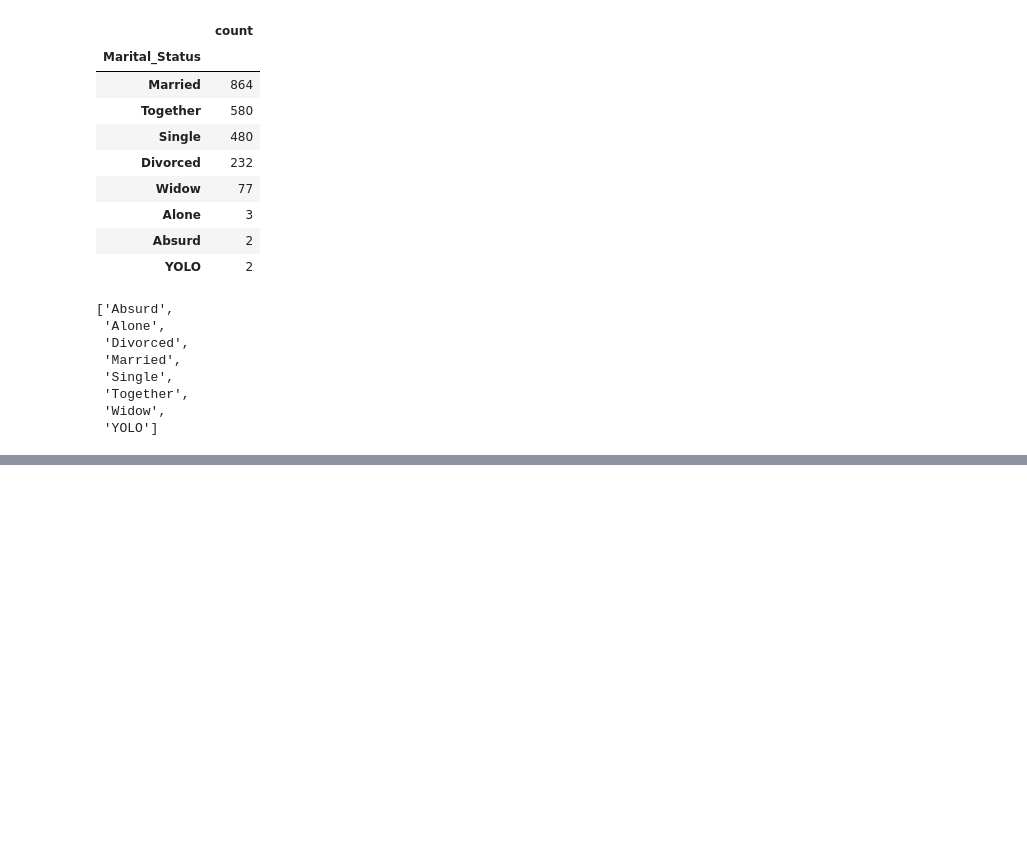
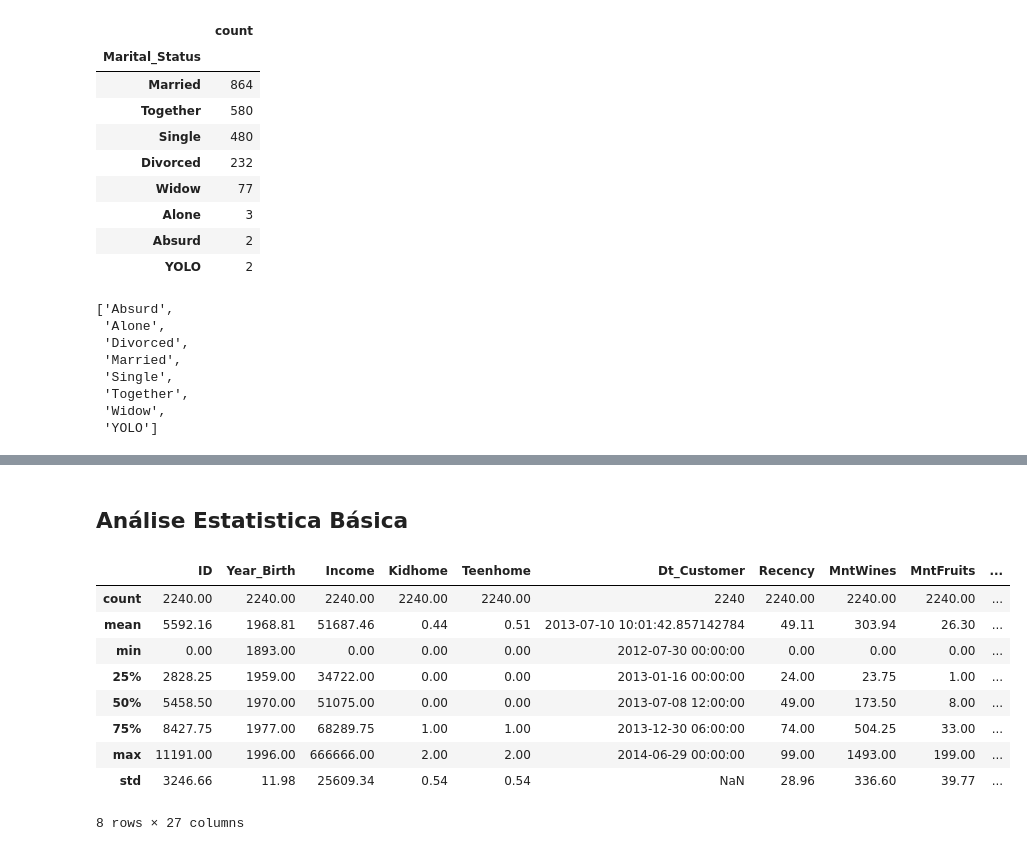
Before and after one commit to HebersonVinhote/AnaliseMarketing, a Jupyter notebook: analiseMarketing.ipynb, the cells around one changed output, grey strips where cells are left out. Cells and saved outputs as stored; diff of their text form; code cells hidden in the pictures; blank space fills up the shorter version.

Commit message:
Análise Estatistica Básica

```diff
--- a/analiseMarketing.ipynb
+++ b/analiseMarketing.ipynb
@@ -167,3 +167,7 @@ u
  'Together',
  'Widow',
  'YOLO']
+# %%
+df[['Education','Marital_Status']] = df[['Education','Marital_Status']].astype('category')
+df['Dt_Customer'] = pd.to_datetime(df['Dt_Customer'])
+df[['Education','Marital_Status','Dt_Customer']].info()
@@ -169,0 +185,15 @@ u
+# %% [markdown]
+## Análise Estatistica Básica
+# %%
+df.describe()
+# %% [output]
+|  | ID | Year_Birth | Income | Kidhome | Teenhome | Dt_Customer | Recency | MntWines | MntFruits | ... |
+| count | 2240.00 | 2240.00 | 2240.00 | 2240.00 | 2240.00 | 2240 | 2240.00 | 2240.00 | 2240.00 | ... |
+| mean | 5592.16 | 1968.81 | 51687.46 | 0.44 | 0.51 | 2013-07-10 10:01:42.857142784 | 49.11 | 303.94 | 26.30 | ... |
+| min | 0.00 | 1893.00 | 0.00 | 0.00 | 0.00 | 2012-07-30 00:00:00 | 0.00 | 0.00 | 0.00 | ... |
+| 25% | 2828.25 | 1959.00 | 34722.00 | 0.00 | 0.00 | 2013-01-16 00:00:00 | 24.00 | 23.75 | 1.00 | ... |
+| 50% | 5458.50 | 1970.00 | 51075.00 | 0.00 | 0.00 | 2013-07-08 12:00:00 | 49.00 | 173.50 | 8.00 | ... |
+| 75% | 8427.75 | 1977.00 | 68289.75 | 1.00 | 1.00 | 2013-12-30 06:00:00 | 74.00 | 504.25 | 33.00 | ... |
+| max | 11191.00 | 1996.00 | 666666.00 | 2.00 | 2.00 | 2014-06-29 00:00:00 | 99.00 | 1493.00 | 199.00 | ... |
+| std | 3246.66 | 11.98 | 25609.34 | 0.54 | 0.54 | NaN | 28.96 | 336.60 | 39.77 | ... |
+8 rows × 27 columns
```
Also changed, not shown: parts of 4 cells of this notebook.
